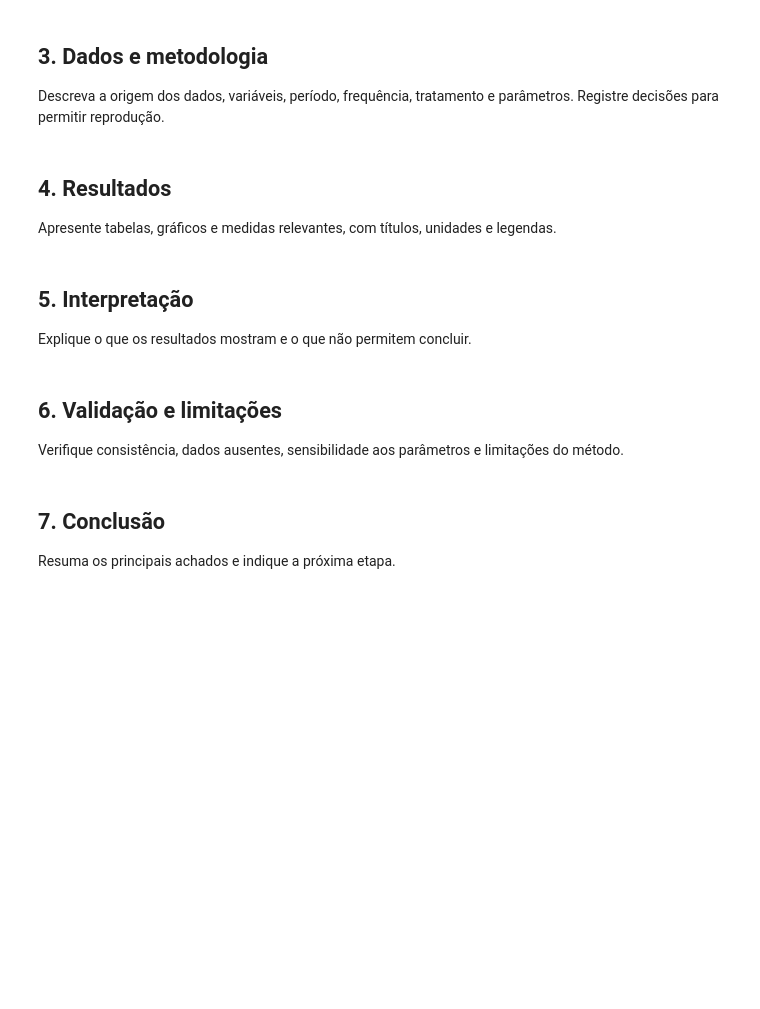
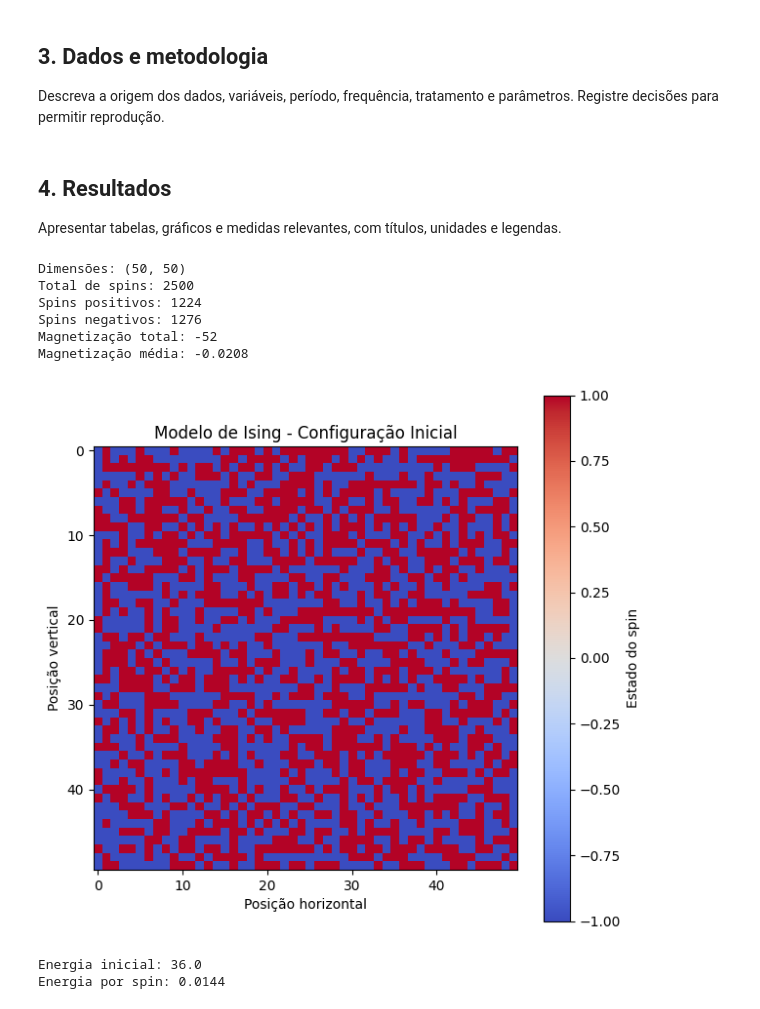
Before and after one commit to Raskonikov23/Statistical-Physics-Financial-Markets-main, a Jupyter notebook: notebooks/09_Modelo_de_Ising.ipynb, the cells around one changed output. Saved outputs shown, nothing was run; the diff lists cells and outputs as text; code cells hidden in the pictures; blank space fills up the shorter version.

Commit message:
Modelo de Ising para análise de comportamento em aplicações financeiras

```diff
--- a/notebooks/09_Modelo_de_Ising.ipynb
+++ b/notebooks/09_Modelo_de_Ising.ipynb
@@ -17,12 +256,61 @@ Descreva a origem dos dados, variáveis, período, frequência, tratamento e par
+# %%
+# TODO: importar as bibliotecas necessárias e implementar a análise.
+import numpy as np
+import matplotlib.pyplot as plt
+
+# Parâmetros do modelo
+L = 50
+N = L * L
+
+J = 1.0
+h = 0.0
+T = 2.0
 # %% [markdown]
 ## 4. Resultados
-Apresente tabelas, gráficos e medidas relevantes, com títulos, unidades e legendas.
+Apresentar tabelas, gráficos e medidas relevantes, com títulos, unidades e legendas.
-# %% [markdown]
-## 5. Interpretação
-Explique o que os resultados mostram e o que não permitem concluir.
-# %% [markdown]
-## 6. Validação e limitações
-Verifique consistência, dados ausentes, sensibilidade aos parâmetros e limitações do método.
-# %% [markdown]
-## 7. Conclusão
-Resuma os principais achados e indique a próxima etapa.
+# %%
+# Reprodutibilidade
+np.random.seed(42)
+
+# Inicialização aleatória
+spins = np.random.choice([-1, 1], size=(L, L))
+
+# Estatísticas iniciais
+positivos = np.sum(spins == 1)
+negativos = np.sum(spins == -1)
+
+magnetizacao = np.sum(spins)
+magnetizacao_media = magnetizacao / N
+
+print("Dimensões:", spins.shape)
+print("Total de spins:", N)
+print("Spins positivos:", positivos)
+print("Spins negativos:", negativos)
+print("Magnetização total:", magnetizacao)
+print("Magnetização média:", magnetizacao_media)
+
+# Visualização
+plt.figure(figsize=(7, 7))
+
+plt.imshow(
+    spins,
+    cmap="coolwarm",
+    interpolation="nearest",
+    vmin=-1,
+    vmax=1
+)
+
+plt.colorbar(label="Estado do spin")
+plt.title("Modelo de Ising - Configuração Inicial")
+plt.xlabel("Posição horizontal")
+plt.ylabel("Posição vertical")
+
+plt.show()
+# %% [output]
+Dimensões: (50, 50)
+Total de spins: 2500
+Spins positivos: 1224
+Spins negativos: 1276
+Magnetização total: -52
+Magnetização média: -0.0208
+[figure, added]
@@ -28,0 +334,8 @@ Resuma os principais achados e indique a próxima etapa.
+# %%
+energia_inicial = calcular_energia(spins, J, h)
+
+print("Energia inicial:", energia_inicial)
+print("Energia por spin:", energia_inicial / N)
+# %% [output]
+Energia inicial: 36.0
+Energia por spin: 0.0144
```
Also changed, not shown: parts of 35 cells of this notebook.
